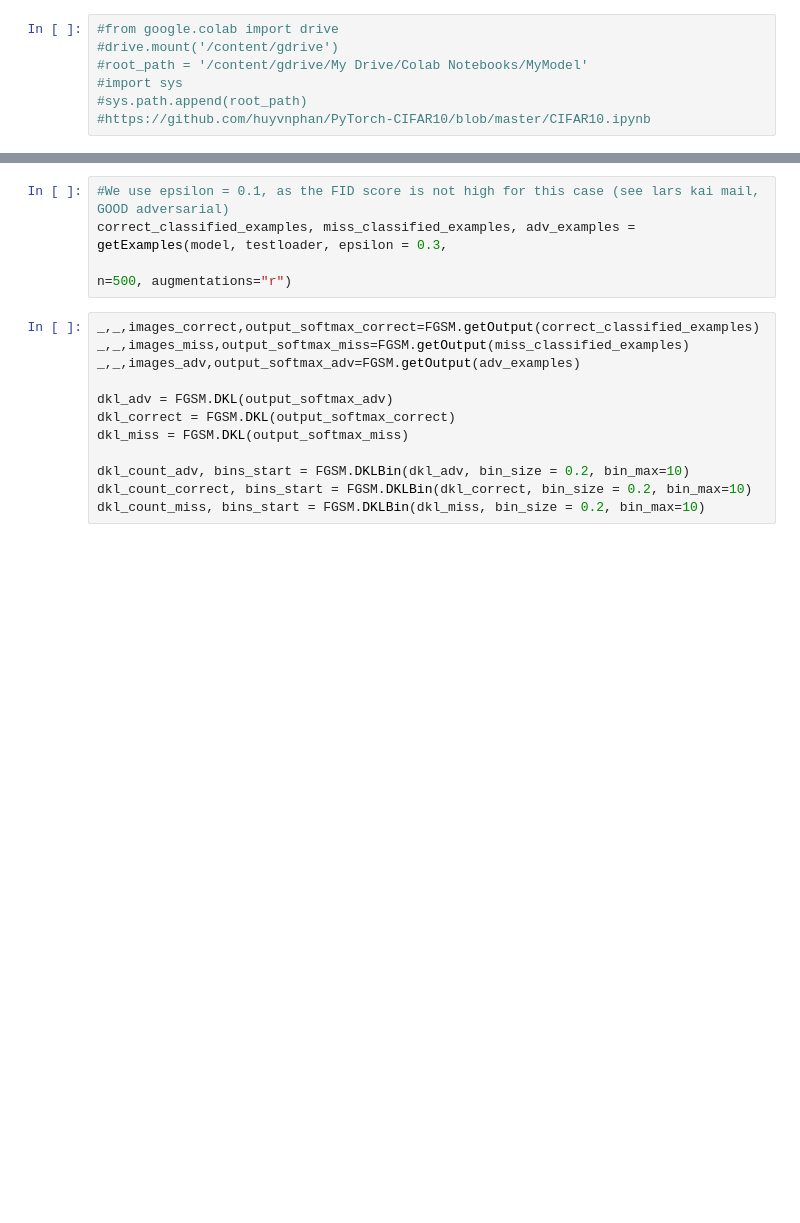
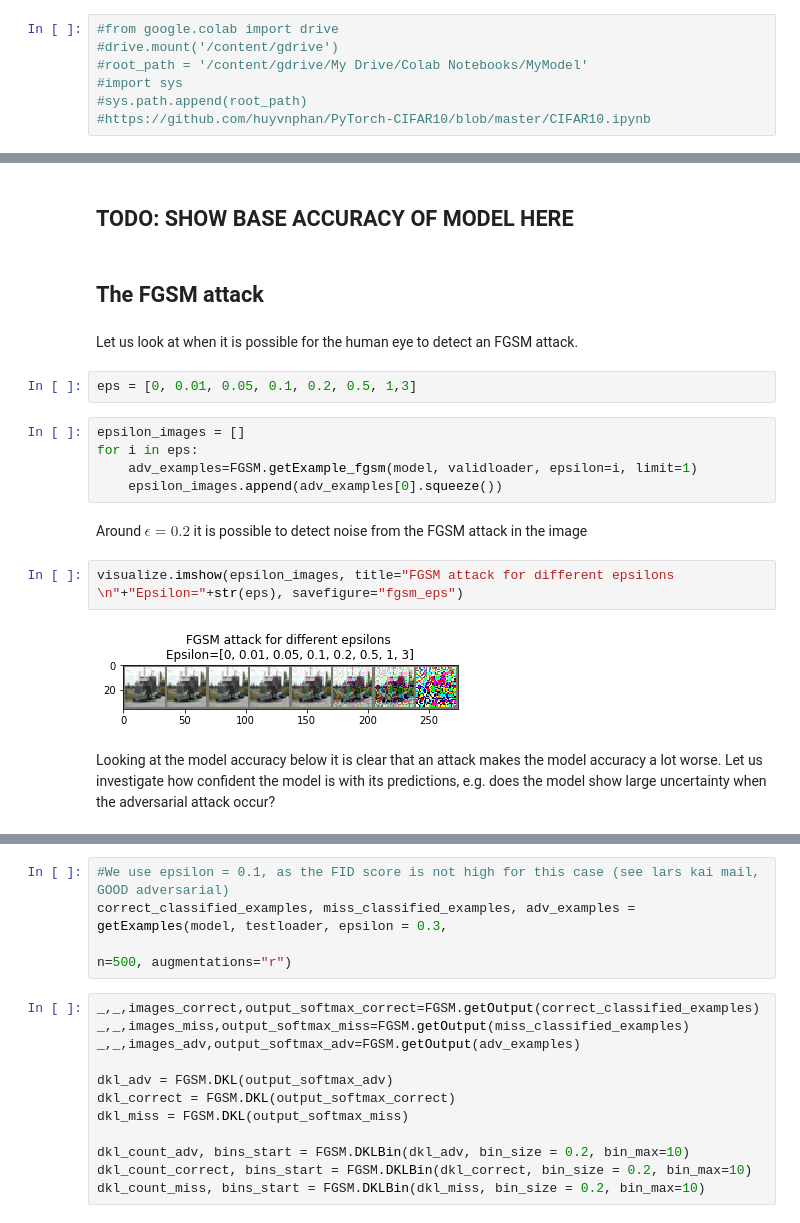
Before and after one commit to apra/adversarial_augmentation, a Jupyter notebook: main.ipynb, the cells around one changed output, grey strips where cells are left out. Saved outputs shown, nothing was run; the diff lists cells and outputs as text; blank space fills up the shorter version.

```diff
--- a/main.ipynb
+++ b/main.ipynb
@@ -180,0 +92,21 @@ def getExamples(model, data_loader, epsilon=0.3, n=300, augmentations="r", onlyb
+# %% [markdown]
+## TODO: SHOW BASE ACCURACY OF MODEL HERE
+# %% [markdown]
+## The FGSM attack
+# %% [markdown]
+Let us look at when it is possible for the human eye to detect an FGSM attack.
+# %%
+eps = [0, 0.01, 0.05, 0.1, 0.2, 0.5, 1,3]
+# %%
+epsilon_images = []
+for i in eps:
+    adv_examples=FGSM.getExample_fgsm(model, validloader, epsilon=i, limit=1)
+    epsilon_images.append(adv_examples[0].squeeze())
+# %% [markdown]
+Around $\epsilon=0.2$ it is possible to detect noise from the FGSM attack in the image
+# %%
+visualize.imshow(epsilon_images, title="FGSM attack for different epsilons \n"+"Epsilon="+str(eps), savefigure="fgsm_eps")
+# %% [output]
+[figure, added]
+# %% [markdown]
+Looking at the model accuracy below it is clear that an attack makes the model accuracy a lot worse. Let us investigate how confident the model is with its predictions, e.g. does the model show large uncertainty when the adversarial attack occur?
```
Also changed, not shown: parts of 70 cells of this notebook, 38 other files.
